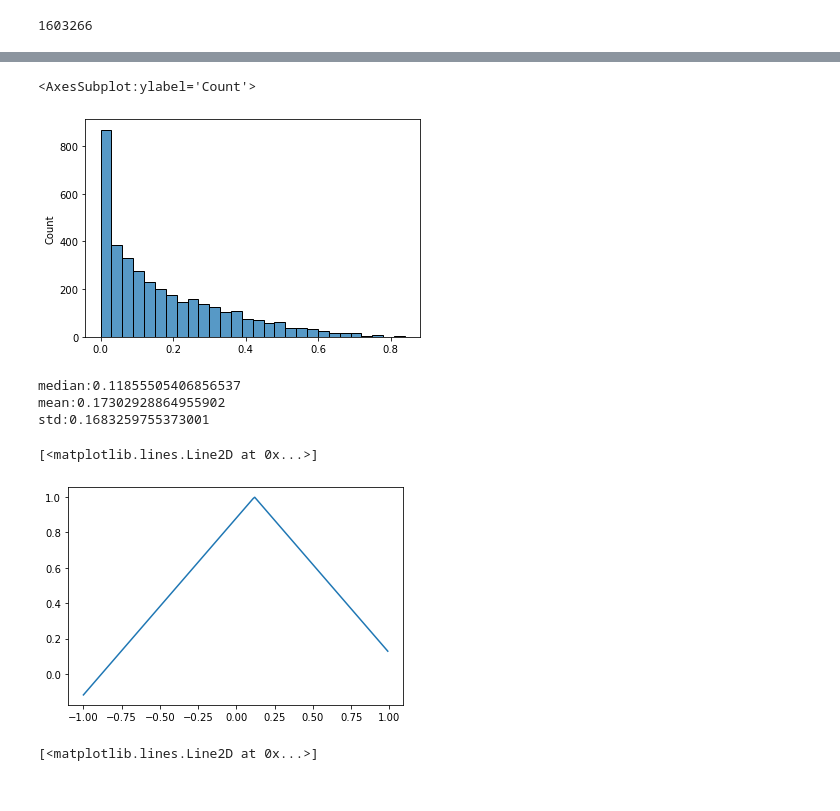
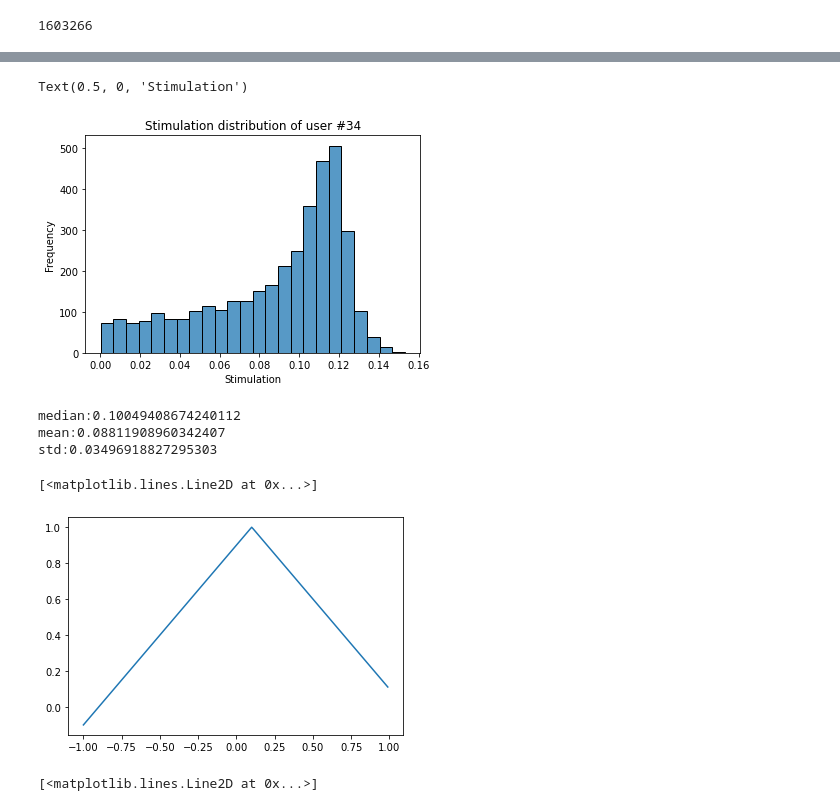
Before and after one commit to Run542968/SPCC, a Jupyter notebook: result_analysis.ipynb, the cells around one changed output, grey strips where cells are left out. Drawn from its saved outputs; the diff is of its cells as text; code cells hidden in the pictures.

```diff
--- a/result_analysis.ipynb
+++ b/result_analysis.ipynb
@@ -2,14 +2,14 @@
 import torch
 import yaml
 from attrdict import AttrDict
-from model import NCF
+from model import SPCC
 from Dataset import Spcc_Dataset
 from torch.utils.data import DataLoader
 import matplotlib.pyplot as plt
 import numpy as np
 
 # load config
-with open(r'./configs/SPCC_NCF_lightGCN.yaml', 'r', encoding='utf-8') as f:
+with open(r'./configs/SPCC_movie.yaml', 'r', encoding='utf-8') as f:
     cfg = yaml.safe_load(f)
 args = AttrDict(cfg)
 
@@ -24,12 +24,10 @@ train_loader=DataLoader(
                         drop_last=False)
 
 # load model
-model = NCF(dataset.user_num,
+model = SPCC(dataset.user_num,
             dataset.item_num,
             dataset.train_user_item,
             dataset.UserItemNet,
-            args,
-            None,
-            None)
+            args)
 # %% [output]
 Loading data
@@ -42,7 +52,7 @@ dataset.train_data_np.shape[0]
 # %%
 
 # load model parameters
-model.load_state_dict(torch.load(r'./ckpt/NCF_Cur_10/Epoch_76.pkl'))
+model.load_state_dict(torch.load(r'./ckpt/SPCC_movie_0/Epoch_79.pkl'))
 
 model.to(args.basic.device)
 # %% [output]
@@ -79,7 +91,7 @@ S_s=scores_s.cpu().detach().numpy()
 P_scores=torch.sigmoid(prediction).cpu().detach().numpy()
 S_scores=torch.sigmoid(scores_s).cpu().detach().numpy()
 # %%
-index=57
+index=34
 user_id=batch_user[index]
 print(f"user_id:{user_id}")
 
@@ -145,9 +159,12 @@ sns.histplot(sum_Sti)
 # %%
 Sti_sub_list=np.abs(P_scores[index]-S_scores[index])
 sns.histplot(Sti_sub_list)
+plt.title('Stimulation distribution of user #34')
+plt.ylabel('Frequency')
+plt.xlabel('Stimulation')
 # %% [output]
-<AxesSubplot:ylabel='Count'>
+Text(0.5, 0, 'Stimulation')
-[figure, old version]
+[figure, new version]
 # %%
 
 median=np.median(Sti_sub_list)
@@ -159,11 +176,11 @@ print(f"std:{std}")
 pseudo_label=1-np.abs(np.arange(-1,1,0.01)-median)
 plt.plot(np.arange(-1,1,0.01),pseudo_label)
 # %% [output]
-median:0.11855505406856537
-mean:0.17302928864955902
-std:0.1683259755373001
+median:0.10049408674240112
+mean:0.08811908960342407
+std:0.03496918827295303
 [<matplotlib.lines.Line2D at 0x...>]
-[figure, old version]
+[figure, new version]
 # %%
 import matplotlib.pyplot as plt
 import numpy as np
```
Also changed, not shown: parts of 10 cells of this notebook, 10 other files.
